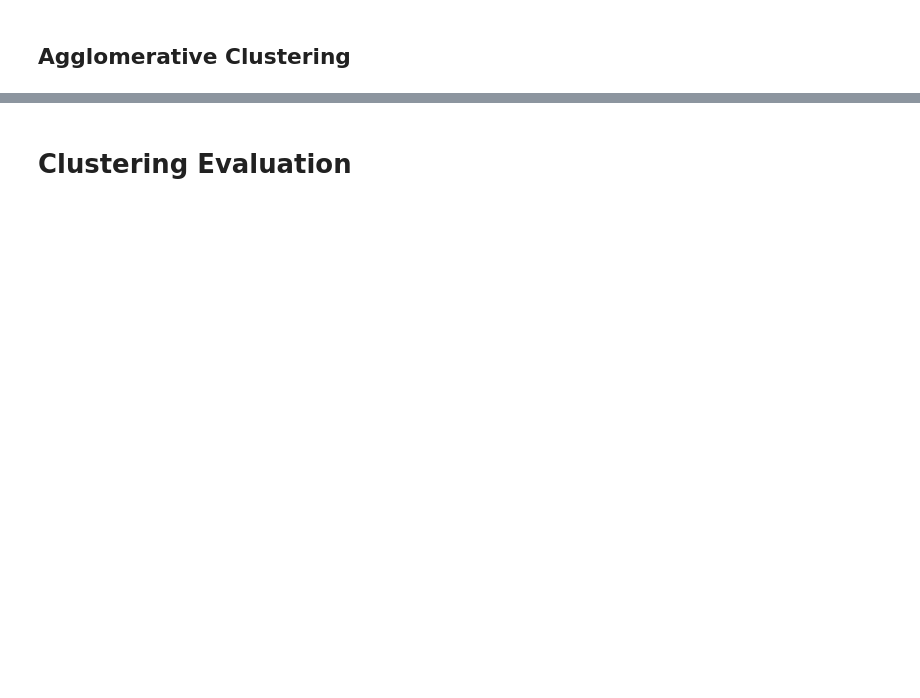
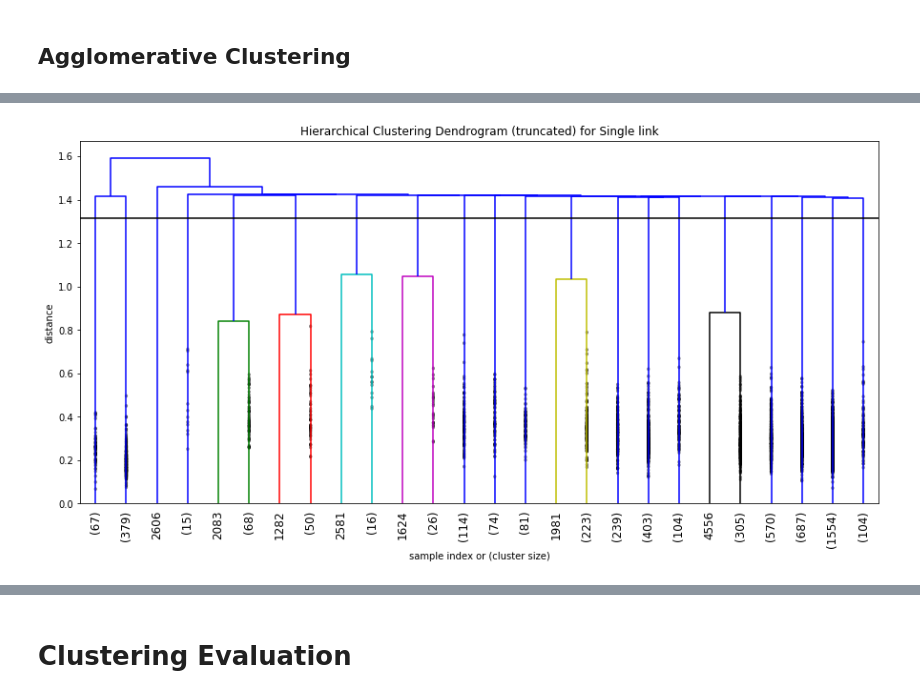
Before and after one commit to limxuanyu127/Soccer-Player-Attributes-Comparison, a Jupyter notebook: fifa_similarity_search/Clustering/Clustering.ipynb, the cells around one changed output, grey strips where cells are left out. Drawn from its saved outputs; the diff is of its cells as text; code cells hidden in the pictures; blank space fills up the shorter version.

```diff
--- a/fifa_similarity_search/Clustering/Clustering.ipynb
+++ b/fifa_similarity_search/Clustering/Clustering.ipynb
@@ -84,7 +113,6 @@ def fancy_dendrogram(*args, **kwargs):
     ddata = dendrogram(*args, **kwargs)
 
     if not kwargs.get('no_plot', False):
-        plt.title('Hierarchical Clustering Dendrogram (truncated)')
         plt.xlabel('sample index or (cluster size)')
         plt.ylabel('distance')
         for i, d, c in zip(ddata['icoord'], ddata['dcoord'], ddata['color_list']):
@@ -98,3 +126,21 @@ def fancy_dendrogram(*args, **kwargs):
         if max_d:
             plt.axhline(y=max_d, c='k')
     return ddata
+
+def plot_dendogram(linkageArr, numClusters, maxDist=None, title=None):
+    plt.figure(figsize=(15,7))
+    if title:
+        plt.title('Hierarchical Clustering Dendrogram (truncated) for {}'.format(title))
+    else:
+        plt.title('Hierarchical Clustering Dendrogram (truncated)')
+    fancy_dendrogram(
+        linkageArr,
+        truncate_mode='lastp',
+        p=numClusters,
+        leaf_rotation=90.,
+        leaf_font_size=12.,
+        show_contracted=True,
+        annotate_above=10,
+        max_d=maxDist,
+    )
+    plt.show()
@@ -100,0 +184,4 @@ def fancy_dendrogram(*args, **kwargs):
+# %%
+plot_dendogram(Z_single, numClusters=int(k_single)+10, maxDist=maxDist_single-10**(-1), title=title)
+# %% [output]
+[figure, added]
```
Also changed, not shown: parts of 38 cells of this notebook.
